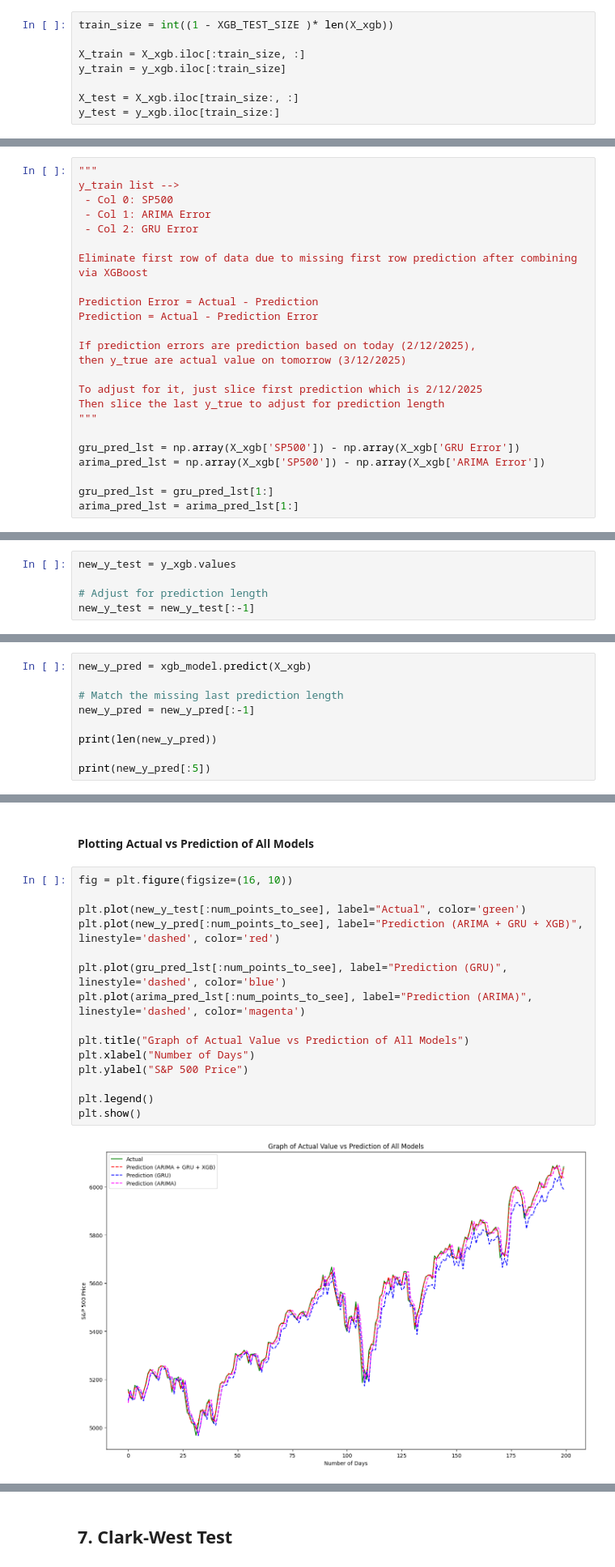
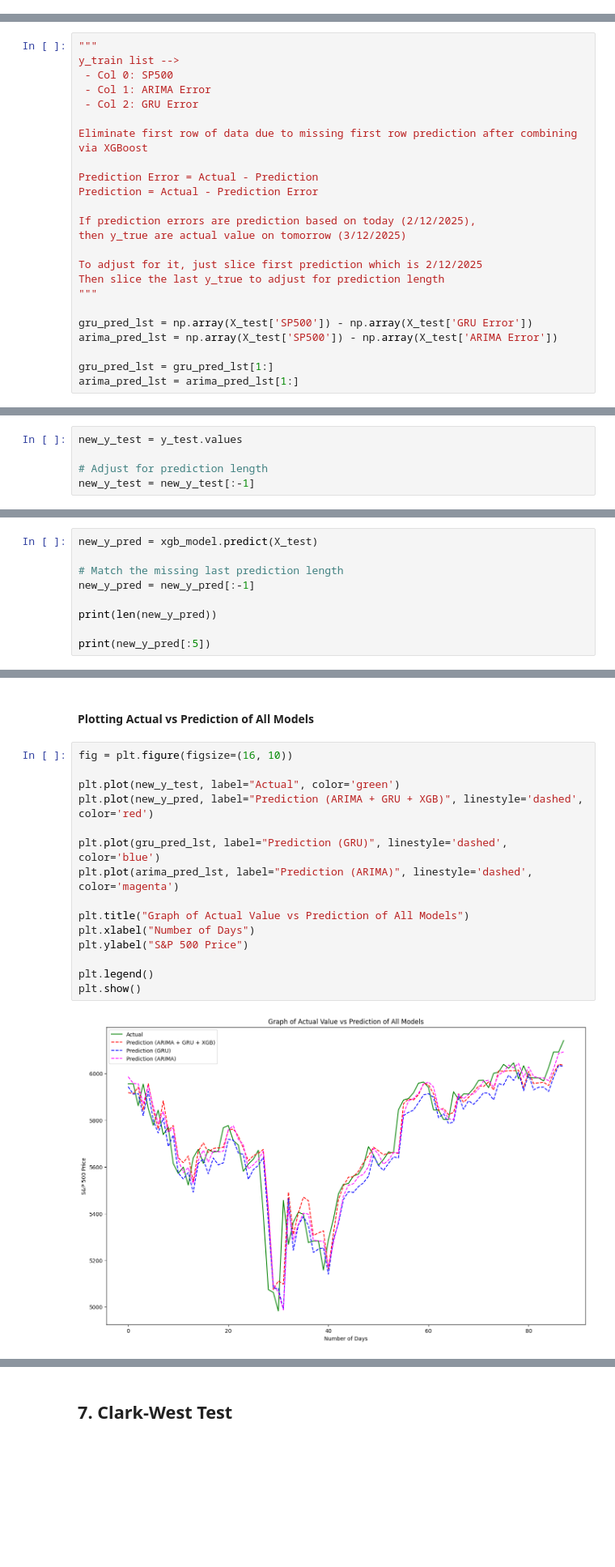
Before and after one commit to RSGzen/AML-Assignment, a Jupyter notebook: project_xgb.ipynb, the cells around one changed output, grey strips where cells are left out. Shown at 81% size. Saved outputs shown, nothing was run; the diff lists cells and outputs as text; blank space fills up the shorter version.

```diff
--- a/project_xgb.ipynb
+++ b/project_xgb.ipynb
@@ -698,8 +737,0 @@ Length of y: 342
-# %%
-train_size = int((1 - XGB_TEST_SIZE )* len(X_xgb))
-
-X_train = X_xgb.iloc[:train_size, :]
-y_train = y_xgb.iloc[:train_size]
-
-X_test = X_xgb.iloc[train_size:, :]
-y_test = y_xgb.iloc[train_size:]
@@ -990,8 +1016,8 @@ To adjust for it, just slice first prediction which is 2/12/2025
 Then slice the last y_true to adjust for prediction length
 """
 
-gru_pred_lst = np.array(X_xgb['SP500']) - np.array(X_xgb['GRU Error'])
-arima_pred_lst = np.array(X_xgb['SP500']) - np.array(X_xgb['ARIMA Error'])
+gru_pred_lst = np.array(X_test['SP500']) - np.array(X_test['GRU Error'])
+arima_pred_lst = np.array(X_test['SP500']) - np.array(X_test['ARIMA Error'])
 
 gru_pred_lst = gru_pred_lst[1:]
 arima_pred_lst = arima_pred_lst[1:]
@@ -1025,6 +1051,6 @@ observation_date
 Name: SP500, dtype: float64
 # %%
-new_y_test = y_xgb.values
+new_y_test = y_test.values
 
 # Adjust for prediction length
 new_y_test = new_y_test[:-1]
@@ -1039,7 +1065,7 @@ print(len(new_y_test))
 # %% [markdown]
 #### Comparison between R2 Score of Models
 # %%
-new_y_pred = xgb_model.predict(X_xgb)
+new_y_pred = xgb_model.predict(X_test)
 
 # Match the missing last prediction length
 new_y_pred = new_y_pred[:-1]
@@ -1126,17 +1167,17 @@ plt.show()
 # %%
 fig = plt.figure(figsize=(16, 10))
 
-plt.plot(new_y_test[:num_points_to_see], label="Actual", color='green')
-plt.plot(new_y_pred[:num_points_to_see], label="Prediction (ARIMA + GRU + XGB)", linestyle='dashed', color='red')
+plt.plot(new_y_test, label="Actual", color='green')
+plt.plot(new_y_pred, label="Prediction (ARIMA + GRU + XGB)", linestyle='dashed', color='red')
 
-plt.plot(gru_pred_lst[:num_points_to_see], label="Prediction (GRU)", linestyle='dashed', color='blue')
-plt.plot(arima_pred_lst[:num_points_to_see], label="Prediction (ARIMA)", linestyle='dashed', color='magenta')
+plt.plot(gru_pred_lst, label="Prediction (GRU)", linestyle='dashed', color='blue')
+plt.plot(arima_pred_lst, label="Prediction (ARIMA)", linestyle='dashed', color='magenta')
 
 plt.title("Graph of Actual Value vs Prediction of All Models")
 plt.xlabel("Number of Days")
 plt.ylabel("S&P 500 Price")
 
 plt.legend()
 plt.show()
 # %% [output]
-[figure, old version]
+[figure, new version]
```
Also changed, not shown: parts of 68 cells of this notebook.
